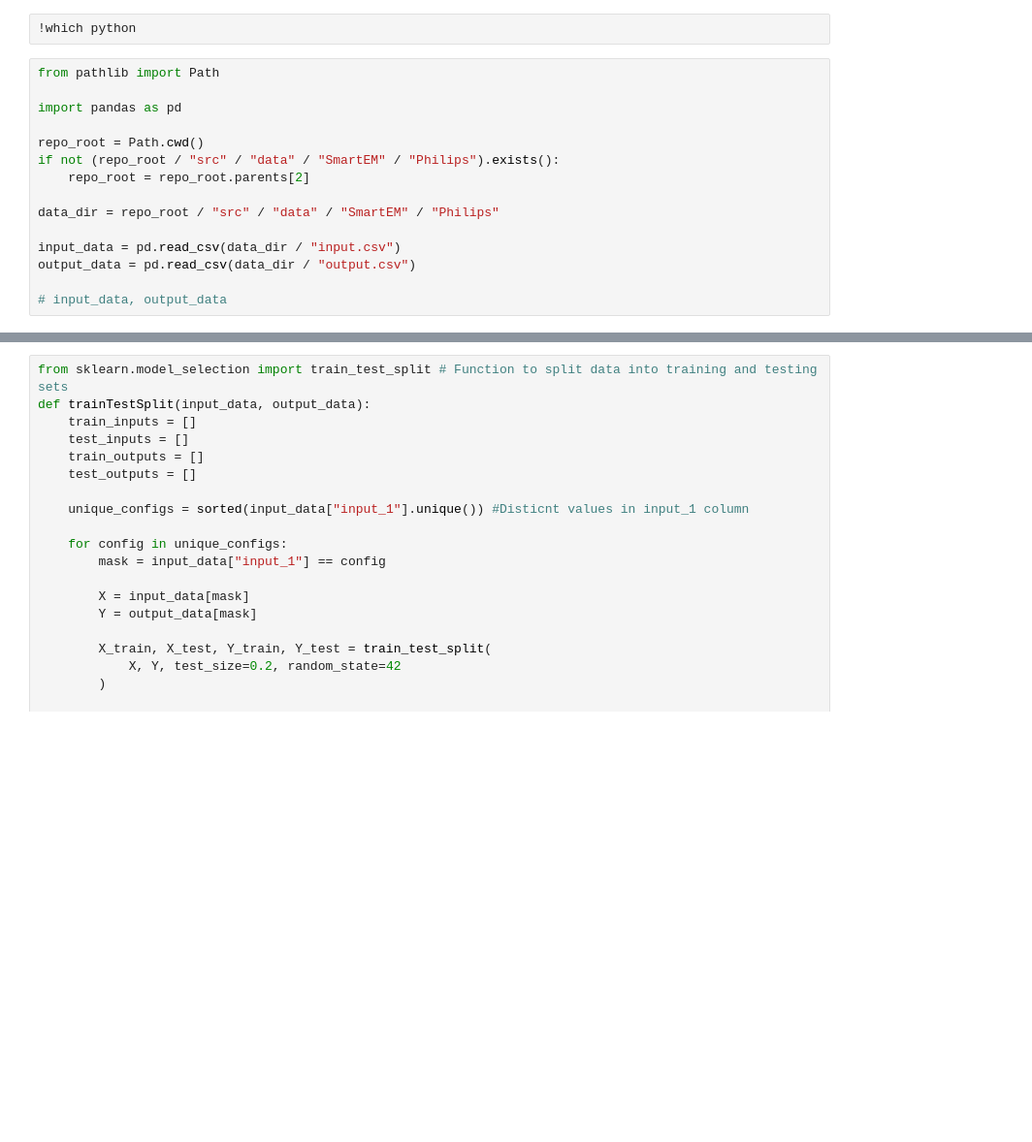
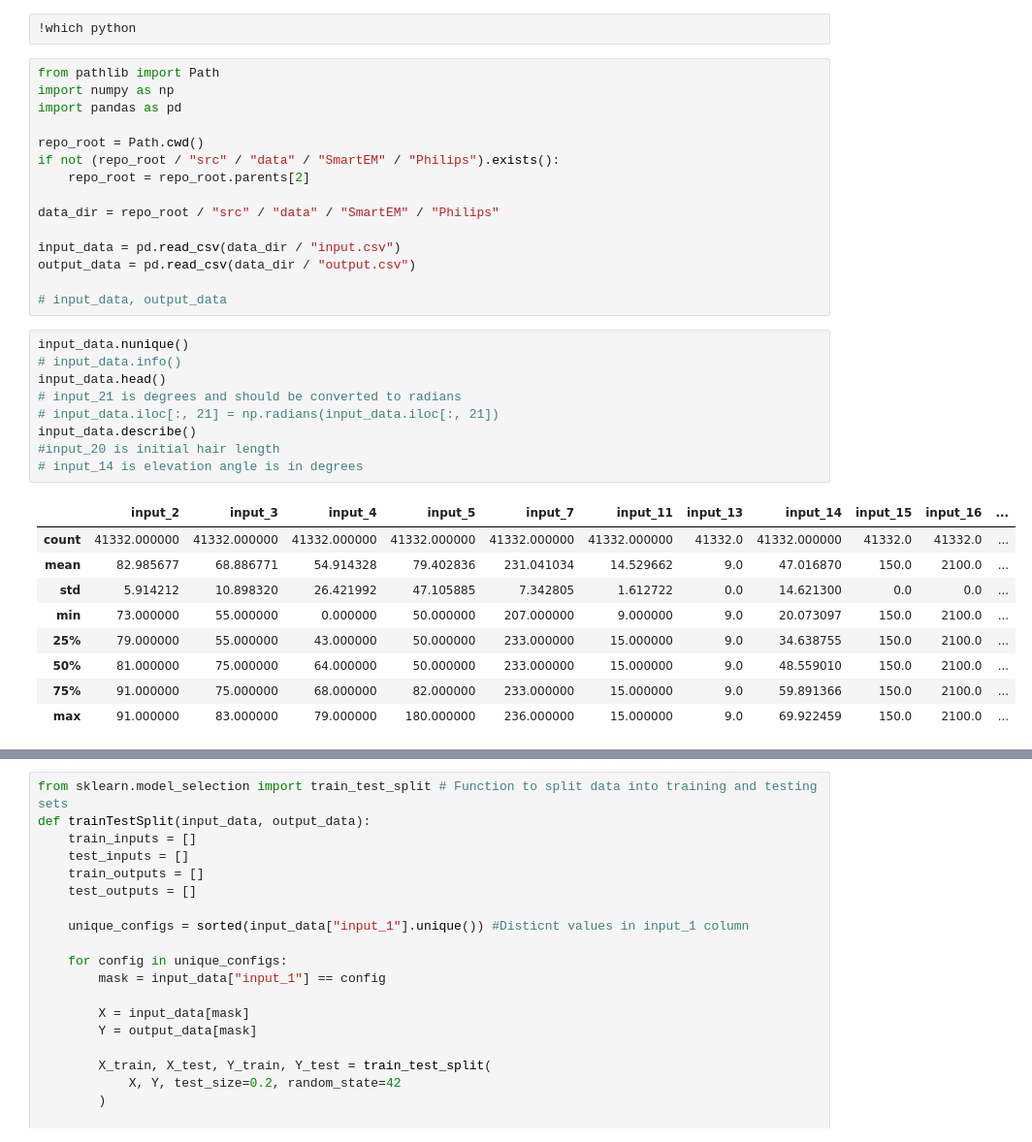
Before and after one commit to SmellingSalt/pythonQuickAndDirty, a Jupyter notebook: src/scripts/SmartEM/philipsRegression.ipynb, the cells around one changed output, grey strips where cells are left out. Shown at 97% size. Saved outputs shown, nothing was run; the diff lists cells and outputs as text; blank space fills up the shorter version.

```diff
--- a/src/scripts/SmartEM/philipsRegression.ipynb
+++ b/src/scripts/SmartEM/philipsRegression.ipynb
@@ -2,7 +2,7 @@
 !which python
 # %%
 from pathlib import Path
-
+import numpy as np
 import pandas as pd
 
 repo_root = Path.cwd()
@@ -15,4 +15,23 @@ input_data = pd.read_csv(data_dir / "input.csv")
 output_data = pd.read_csv(data_dir / "output.csv")
 
 # input_data, output_data
+# %%
+input_data.nunique()
+# input_data.info()
+input_data.head()
+# input_21 is degrees and should be converted to radians
+# input_data.iloc[:, 21] = np.radians(input_data.iloc[:, 21])
+input_data.describe()
+#input_20 is initial hair length
+# input_14 is elevation angle is in degrees
+# %% [output]
+|  | input_2 | input_3 | input_4 | input_5 | input_7 | input_11 | input_13 | input_14 | input_15 | input_16 | ... |
+| count | 41332.000000 | 41332.000000 | 41332.000000 | 41332.000000 | 41332.000000 | 41332.000000 | 41332.0 | 41332.000000 | 41332.0 | 41332.0 | ... |
+| mean | 82.985677 | 68.886771 | 54.914328 | 79.402836 | 231.041034 | 14.529662 | 9.0 | 47.016870 | 150.0 | 2100.0 | ... |
+| std | 5.914212 | 10.898320 | 26.421992 | 47.105885 | 7.342805 | 1.612722 | 0.0 | 14.621300 | 0.0 | 0.0 | ... |
+| min | 73.000000 | 55.000000 | 0.000000 | 50.000000 | 207.000000 | 9.000000 | 9.0 | 20.073097 | 150.0 | 2100.0 | ... |
+| 25% | 79.000000 | 55.000000 | 43.000000 | 50.000000 | 233.000000 | 15.000000 | 9.0 | 34.638755 | 150.0 | 2100.0 | ... |
+| 50% | 81.000000 | 75.000000 | 64.000000 | 50.000000 | 233.000000 | 15.000000 | 9.0 | 48.559010 | 150.0 | 2100.0 | ... |
+| 75% | 91.000000 | 75.000000 | 68.000000 | 82.000000 | 233.000000 | 15.000000 | 9.0 | 59.891366 | 150.0 | 2100.0 | ... |
+| max | 91.000000 | 83.000000 | 79.000000 | 180.000000 | 236.000000 | 15.000000 | 9.0 | 69.922459 | 150.0 | 2100.0 | ... |
 # %%
```
Also changed, not shown: parts of 2 cells of this notebook, 6 other files.
